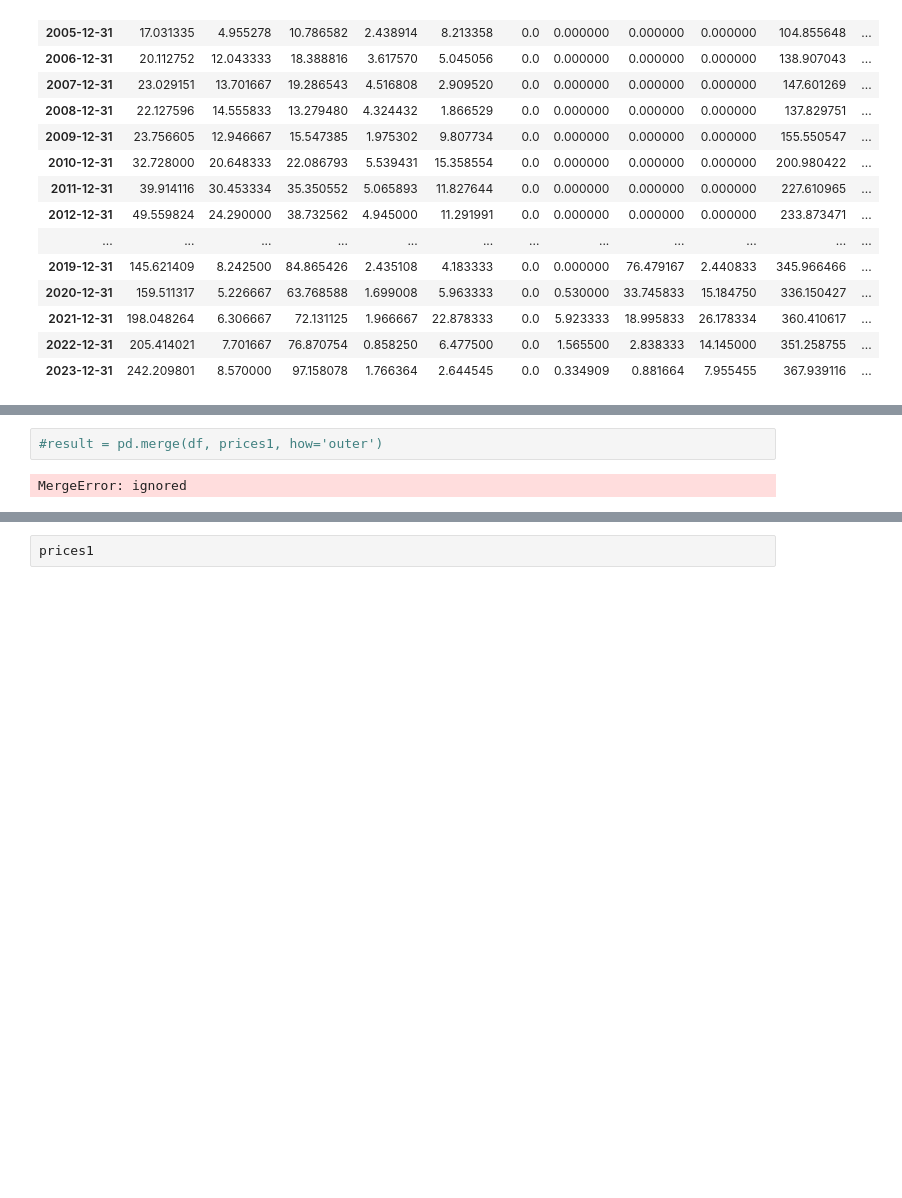
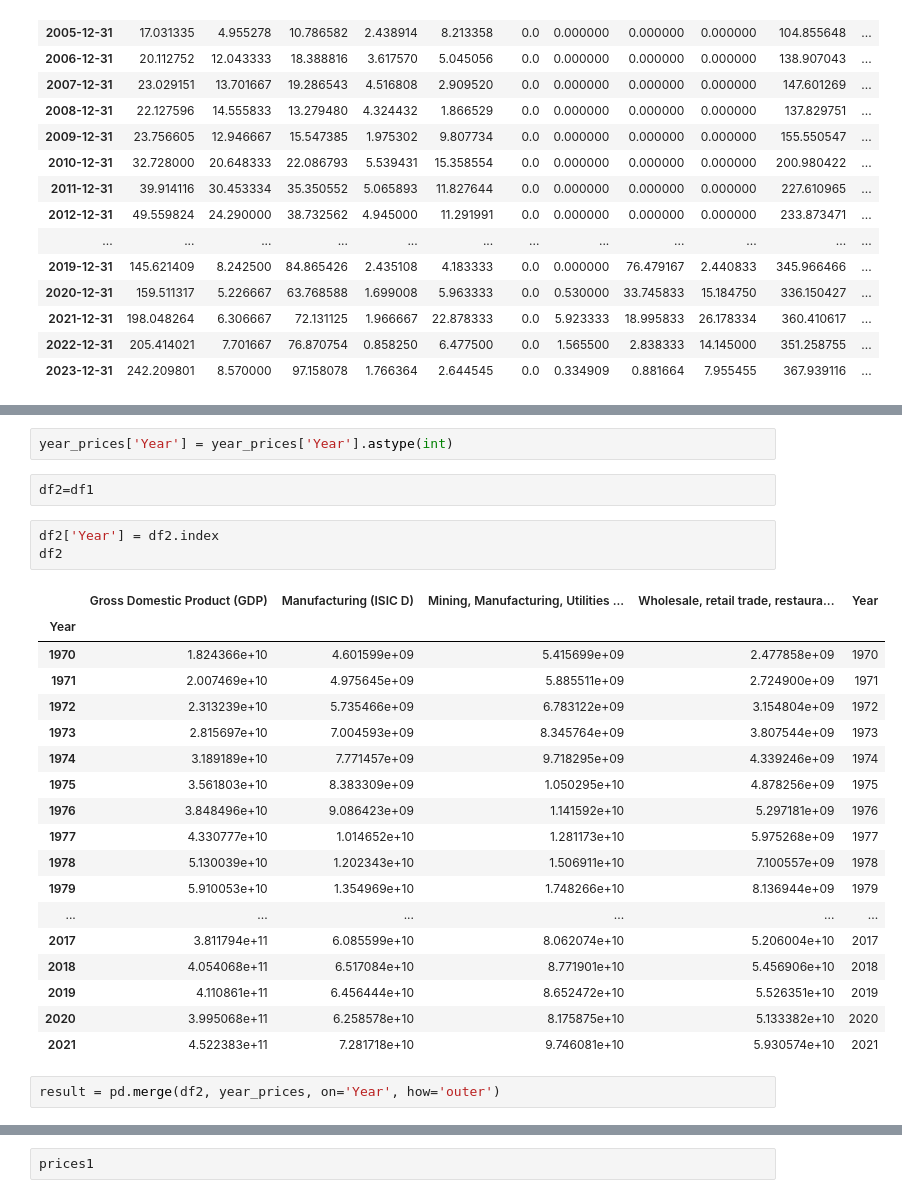
Before and after one commit to maximarbuzov/maxim, a Jupyter notebook: Untitled7.ipynb, the cells around one changed output, grey strips where cells are left out. Drawn from its saved outputs; the diff is of its cells as text; blank space fills up the shorter version.

```diff
--- a/Untitled7.ipynb
+++ b/Untitled7.ipynb
@@ -1022,4 +1035,28 @@ AttributeError: ignored
+# %%
+year_prices['Year'] = year_prices['Year'].astype(int)
+# %%
+df2=df1
+# %%
+df2['Year'] = df2.index
+df2
+# %% [output]
+|  | Gross Domestic Product (GDP) | Manufacturing (ISIC D) | Mining, Manufacturing, Utilities ... | Wholesale, retail trade, restaura... | Year |
+| Year |  |  |  |  |  |
+| 1970 | 1.824366e+10 | 4.601599e+09 | 5.415699e+09 | 2.477858e+09 | 1970 |
+| 1971 | 2.007469e+10 | 4.975645e+09 | 5.885511e+09 | 2.724900e+09 | 1971 |
+| 1972 | 2.313239e+10 | 5.735466e+09 | 6.783122e+09 | 3.154804e+09 | 1972 |
+| 1973 | 2.815697e+10 | 7.004593e+09 | 8.345764e+09 | 3.807544e+09 | 1973 |
+| 1974 | 3.189189e+10 | 7.771457e+09 | 9.718295e+09 | 4.339246e+09 | 1974 |
+| 1975 | 3.561803e+10 | 8.383309e+09 | 1.050295e+10 | 4.878256e+09 | 1975 |
+| 1976 | 3.848496e+10 | 9.086423e+09 | 1.141592e+10 | 5.297181e+09 | 1976 |
+| 1977 | 4.330777e+10 | 1.014652e+10 | 1.281173e+10 | 5.975268e+09 | 1977 |
+| 1978 | 5.130039e+10 | 1.202343e+10 | 1.506911e+10 | 7.100557e+09 | 1978 |
+| 1979 | 5.910053e+10 | 1.354969e+10 | 1.748266e+10 | 8.136944e+09 | 1979 |
+| ... | ... | ... | ... | ... | ... |
+| 2017 | 3.811794e+11 | 6.085599e+10 | 8.062074e+10 | 5.206004e+10 | 2017 |
+| 2018 | 4.054068e+11 | 6.517084e+10 | 8.771901e+10 | 5.456906e+10 | 2018 |
+| 2019 | 4.110861e+11 | 6.456444e+10 | 8.652472e+10 | 5.526351e+10 | 2019 |
+| 2020 | 3.995068e+11 | 6.258578e+10 | 8.175875e+10 | 5.133382e+10 | 2020 |
+| 2021 | 4.522383e+11 | 7.281718e+10 | 9.746081e+10 | 5.930574e+10 | 2021 |
 # %%
-#result = pd.merge(df, prices1, how='outer')
+result = pd.merge(df2, year_prices, on='Year', how='outer')
-# %% [output]
-MergeError: ignored
```
Also changed, not shown: parts of 7 cells of this notebook.
